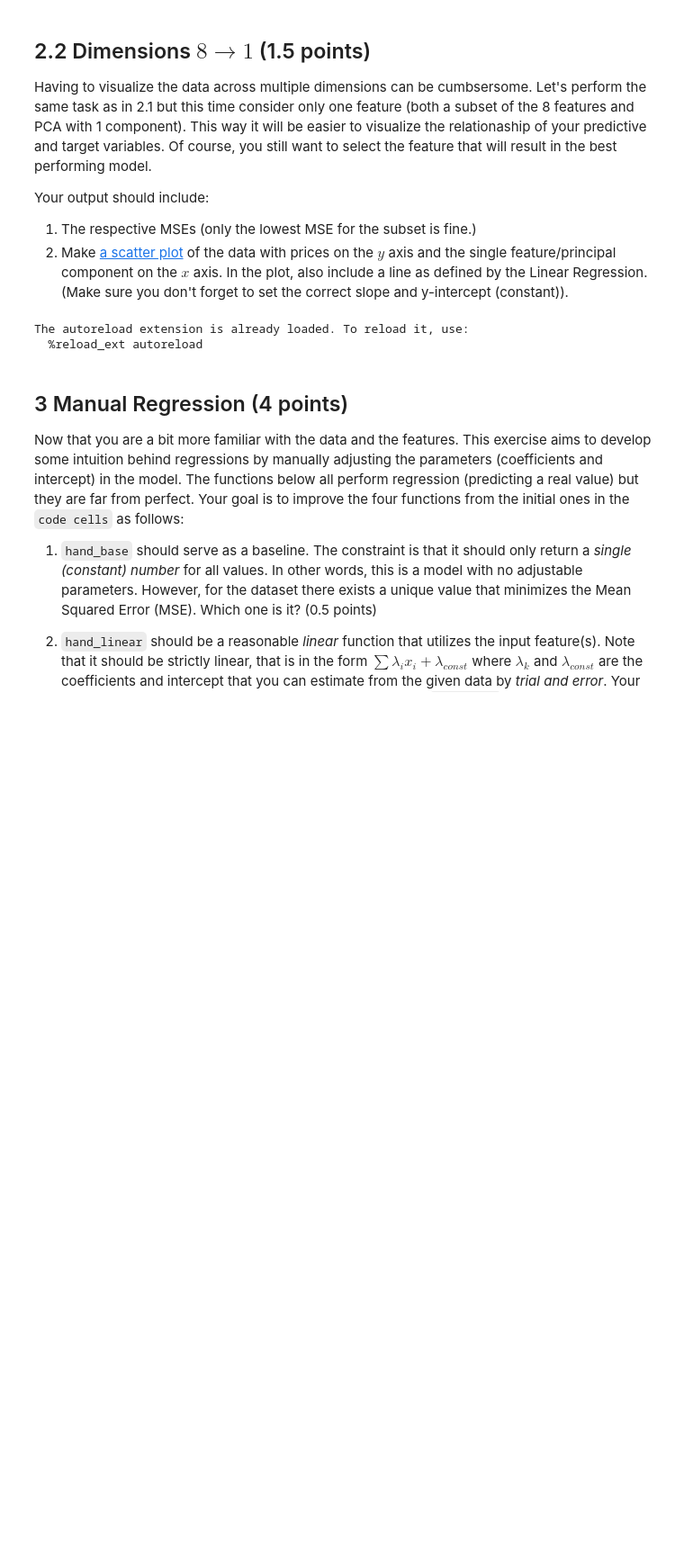
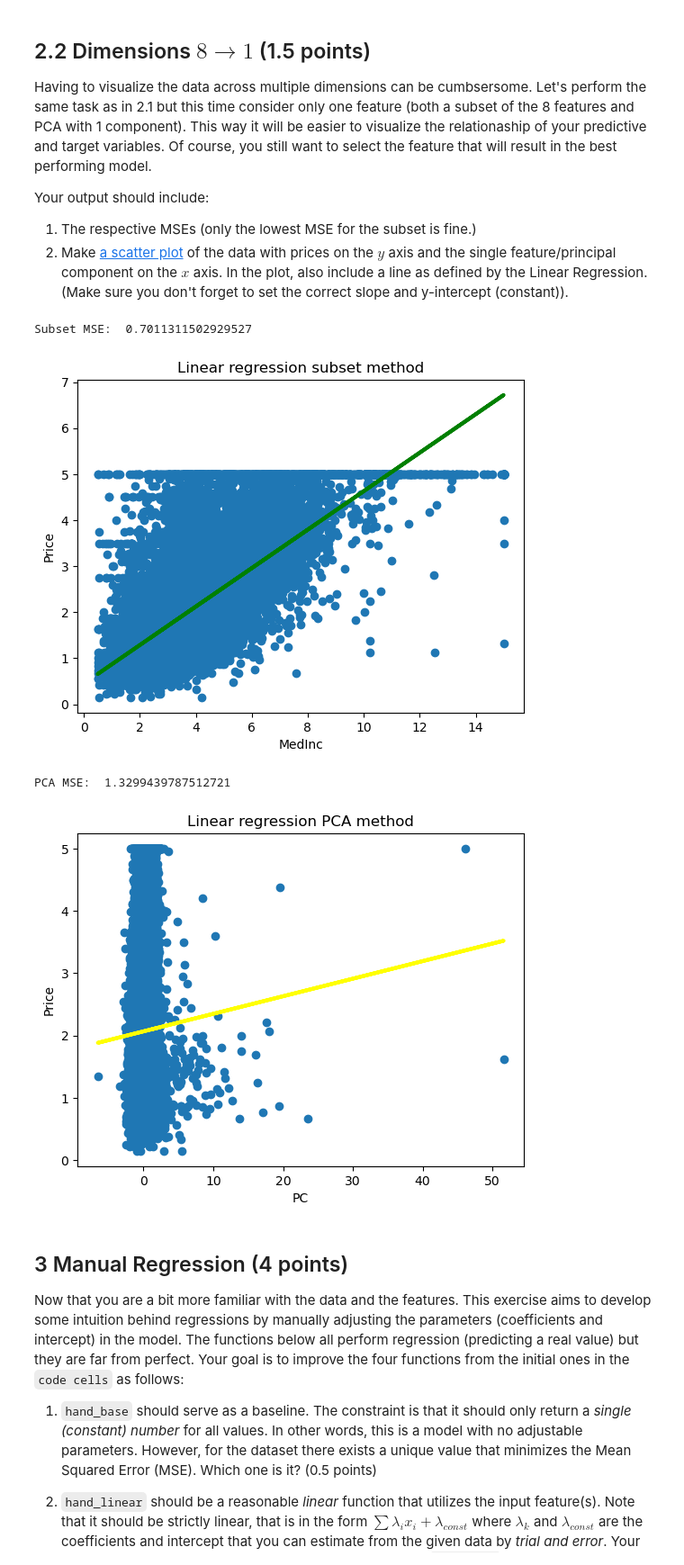
Before and after one commit to lflage/NNIA_22_23, a Jupyter notebook: Assignment_3/assignment_3.ipynb, the cells around one changed output. Shown: that part at 90% size. Saved outputs shown, nothing was run; the diff lists cells and outputs as text; code cells hidden in the pictures; blank space fills up the shorter version.

Commit message:
merged Benedicts solution to the main branch

```diff
--- a/Assignment_3/assignment_3.ipynb
+++ b/Assignment_3/assignment_3.ipynb
@@ -183,13 +203,18 @@ Your output should include:
 1.   The respective MSEs (only the lowest MSE for the subset is fine.)
 2.   Make [a scatter plot](https://en.wikipedia.org/wiki/Scatter_plot) of the data with prices on the $y$ axis and the single feature/principal component on the $x$ axis. In the plot, also include a line as defined by the Linear Regression. (Make sure you don't forget to set the correct slope and y-intercept (constant)).
 # %%
-# from solution import ....
+#### DONE ####
 
+from Solution_A3 import subset_PCA_1dim
+
+subset_PCA_1dim()
 # import your function from your .py file here and run this cell when you're done!
 # outputs should be the MSEs, feauture names, and plots (make sure to label your plots!)
 # %% [output]
-The autoreload extension is already loaded. To reload it, use:
-  %reload_ext autoreload
+Subset MSE:  0.7011311502929527
+[figure, added]
+PCA MSE:  1.3299439787512721
+[figure, added]
 # %% [markdown]
 ## 3 Manual Regression (4 points)
 
```
Also changed, not shown: parts of 13 cells of this notebook, 2 other files.
